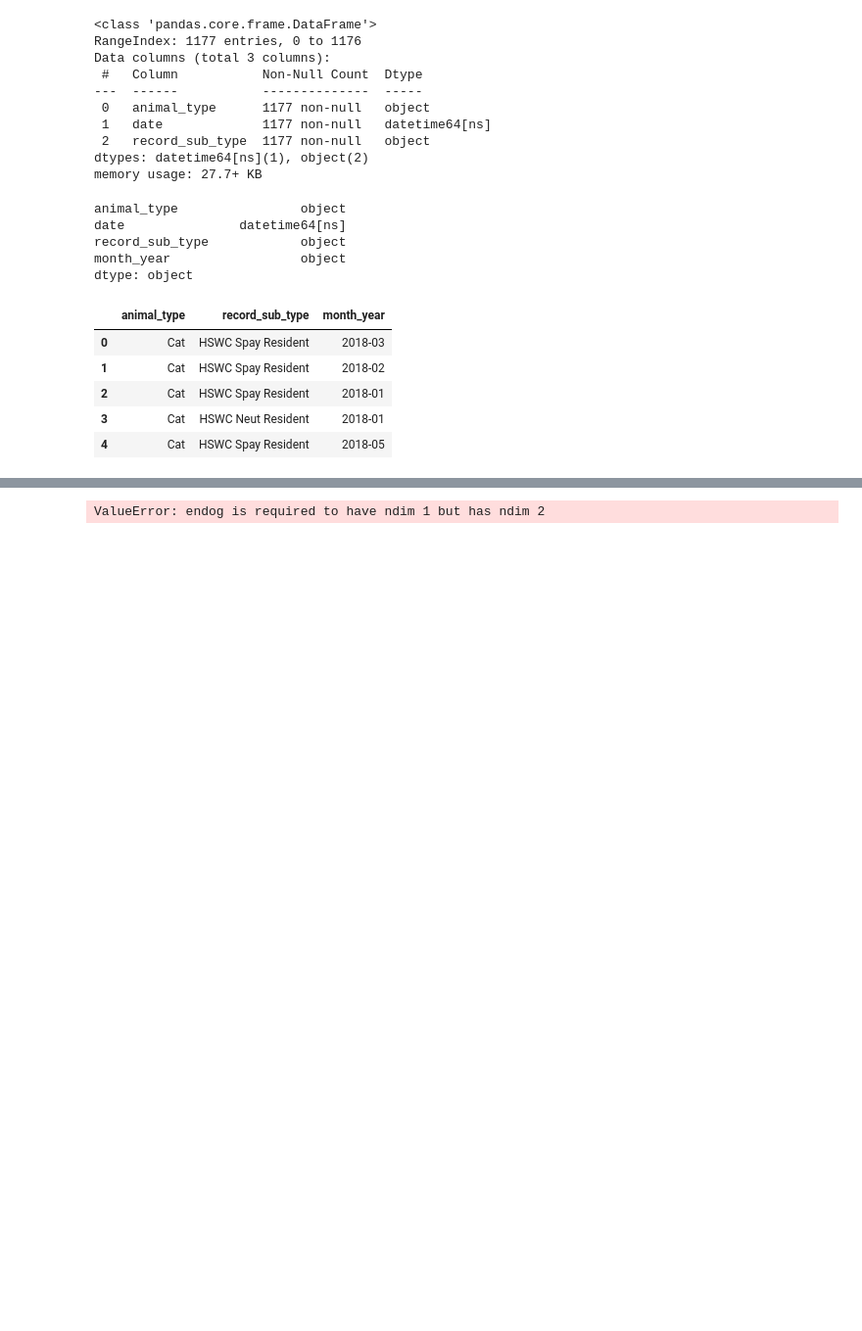
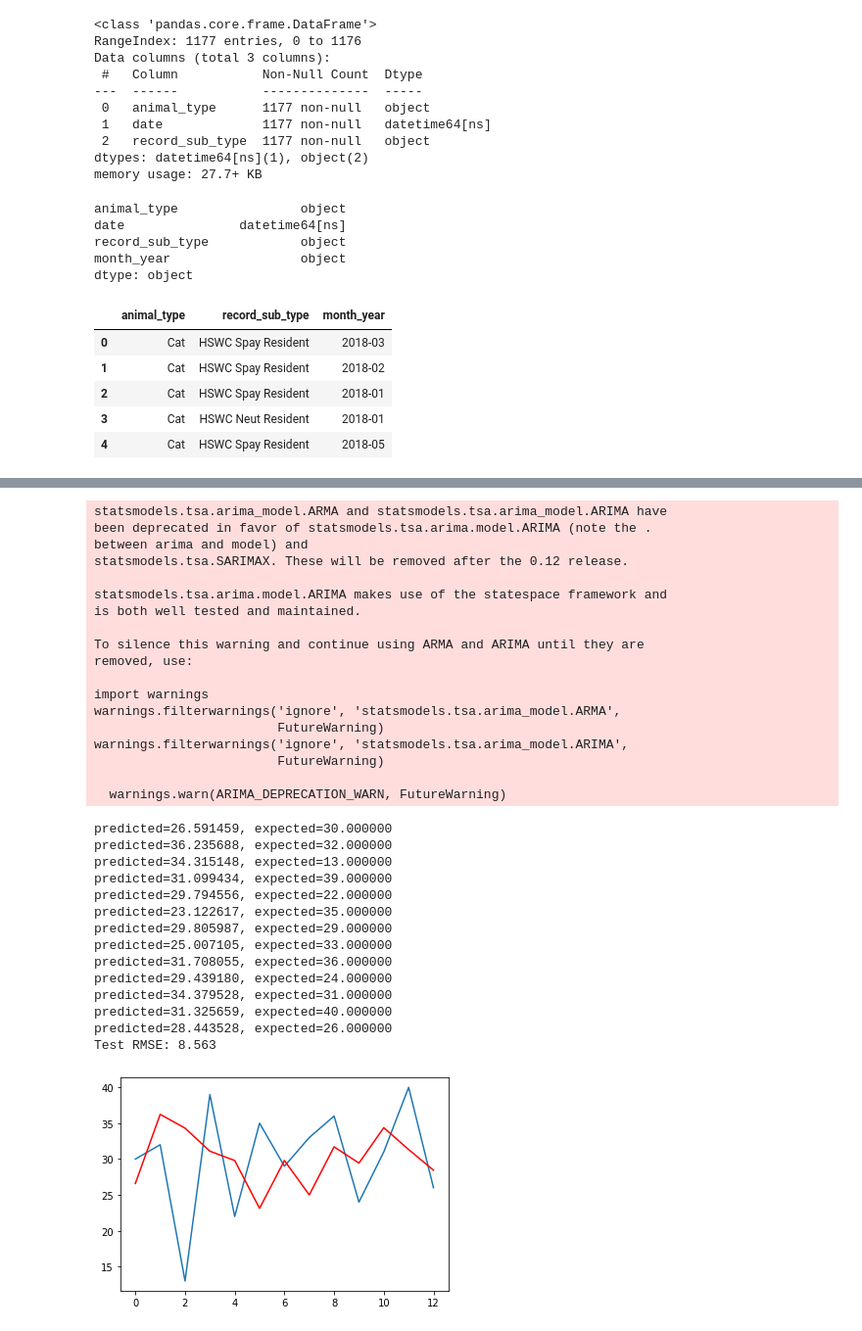
Before and after one commit to JSischo/Waupaca_repo, a Jupyter notebook: ARIMA_model.ipynb, the cells around one changed output, grey strips where cells are left out. Shown: that part at 98% size. Saved outputs shown, nothing was run; the diff lists cells and outputs as text; code cells hidden in the pictures; blank space fills up the shorter version.

Commit message:
Updated ARIMA

```diff
--- a/ARIMA_model.ipynb
+++ b/ARIMA_model.ipynb
@@ -84,6 +86,8 @@ df.head()
 # %%
 #get number of surgeries for each month
 #counts_df = df.groupby(['month_year', 'animal_type','record_sub_type']).size().reset_index(name='counts')
-counts_df = df.groupby(['month_year']).size().reset_index(name='counts')
-counts_df
+counts = df.groupby(['month_year']).size()#.reset_index(name='counts', drop=True)
+#counts_df.reset_index(drop=True, inplace=True)
+#counts_df.columns = ['month_year', 'counts']
+counts
 # %% [output]
@@ -129,30 +138,62 @@ lr_df.head()
 #lr_df.dtypes
 # %%
 # split into train and test sets
-X = lr_df.values
+X = counts.values
 size = int(len(X) * 0.66)
 train, test = X[0:size], X[size:len(X)]
 history = [x for x in train]
 predictions = list()
 # walk-forward validation
 for t in range(len(test)):
-	model = ARIMA(history, order=(5,1,0))
-	model_fit = model.fit()
-	output = model_fit.forecast()
-	yhat = output[0]
-	predictions.append(yhat)
-	obs = test[t]
-	history.append(obs)
-	print('predicted=%f, expected=%f' % (yhat, obs))
+    model = ARIMA(history, order=(5,1,0))
+    model_fit = model.fit()
+    output = model_fit.forecast()
+    yhat = output[0]
+    predictions.append(yhat)
+    obs = test[t]
+    history.append(obs)
+    print('predicted=%f, expected=%f' % (yhat, obs))
 # evaluate forecasts
 rmse = sqrt(mean_squared_error(test, predictions))
 print('Test RMSE: %.3f' % rmse)
 # plot forecasts against actual outcomes
 pyplot.plot(test)
 pyplot.plot(predictions, color='red')
 pyplot.show()
 # %% [output]
-ValueError: endog is required to have ndim 1 but has ndim 2
+statsmodels.tsa.arima_model.ARMA and statsmodels.tsa.arima_model.ARIMA have
+been deprecated in favor of statsmodels.tsa.arima.model.ARIMA (note the .
+between arima and model) and
+statsmodels.tsa.SARIMAX. These will be removed after the 0.12 release.
+
+statsmodels.tsa.arima.model.ARIMA makes use of the statespace framework and
+is both well tested and maintained.
+
+To silence this warning and continue using ARMA and ARIMA until they are
+removed, use:
+
+import warnings
+warnings.filterwarnings('ignore', 'statsmodels.tsa.arima_model.ARMA',
+                        FutureWarning)
+warnings.filterwarnings('ignore', 'statsmodels.tsa.arima_model.ARIMA',
+                        FutureWarning)
+
+  warnings.warn(ARIMA_DEPRECATION_WARN, FutureWarning)
+predicted=26.591459, expected=30.000000
+predicted=36.235688, expected=32.000000
+predicted=34.315148, expected=13.000000
+predicted=31.099434, expected=39.000000
+predicted=29.794556, expected=22.000000
+predicted=23.122617, expected=35.000000
+predicted=29.805987, expected=29.000000
+predicted=25.007105, expected=33.000000
+predicted=31.708055, expected=36.000000
+predicted=29.439180, expected=24.000000
+predicted=34.379528, expected=31.000000
+predicted=31.325659, expected=40.000000
+predicted=28.443528, expected=26.000000
+Test RMSE: 8.563
+[figure, added]
 # %%
 plt.xlabel('Month_Year')
 plt.ylabel('Number of Procedures')
```
Also changed, not shown: parts of 14 cells of this notebook.
